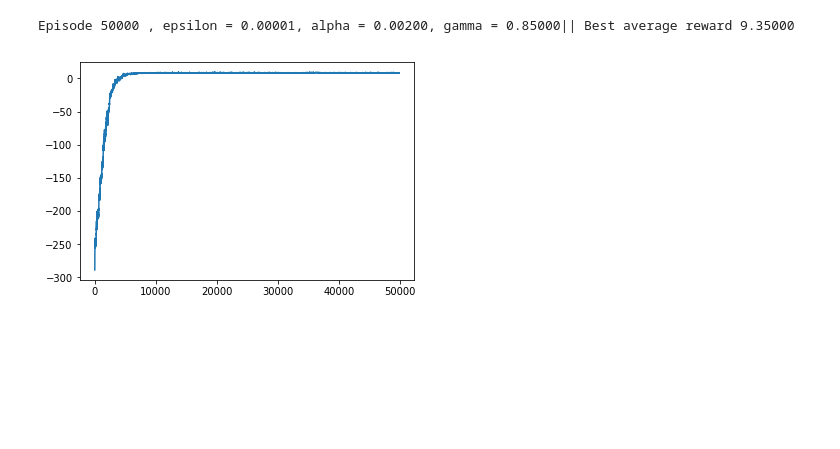
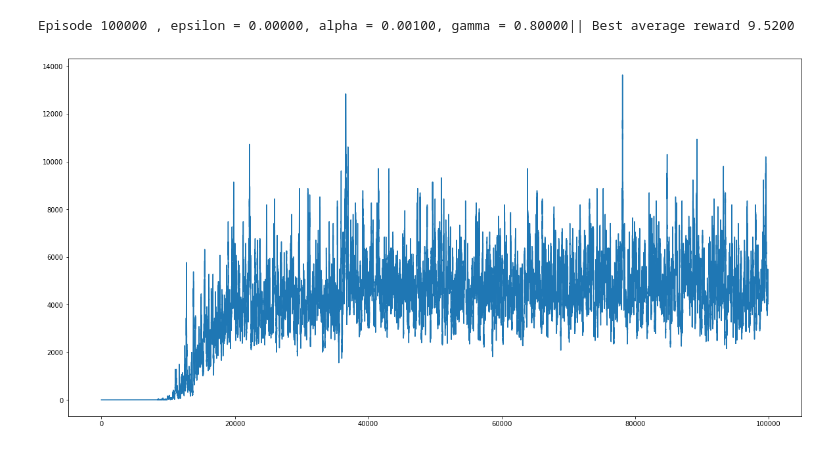
Before and after one commit to yuantop/OpenAI-Gym-Taxi-v2, a Jupyter notebook: Taxi-v2.ipynb, the cells around one changed output. Cells and saved outputs as stored; diff of their text form; code cells hidden in the pictures; blank space fills up the shorter version.

Commit message:
Try different hyperparameters' value(Best average reward=9.52)

```diff
--- a/Taxi-v2.ipynb
+++ b/Taxi-v2.ipynb
@@ -4,7 +4,7 @@ import sys, math, random
 import numpy as np
 import gym
 # %%
-def interact(env, agent, num_episodes=50000, window=100):
+def interact(env, agent, num_episodes=100000, window=100):
     avg_rewards = list()
     best_avg_reward = -math.inf
     samp_rewards = deque(maxlen=window)
@@ -38,7 +38,7 @@ def interact(env, agent, num_episodes=50000, window=100):
     return avg_rewards, best_avg_reward
 # %%
 class Agent:
-    def __init__(self, nA=6, eps_range=[1e-3, 1e-5], alpha_range=[2e-2, 2e-3], gamma_range=[0.99, 0.85], decay_steps=20000):
+    def __init__(self, nA=6, eps_range=[1e-3, 1e-6], alpha_range=[1e-2, 1e-3], gamma_range=[0.99, 0.8], decay_steps=20000):
         self.nA = nA
         self.Q = defaultdict(lambda: np.zeros(self.nA))
         self.decay_steps = decay_steps
@@ -53,9 +53,7 @@ class Agent:
         if random.uniform(0, 1) > self.epsilon:
             return qmax_index
         else:
-            others = [i for i in range(self.nA)]
-            _ = others.pop(qmax_index)
-            return random.choice(others)
+            return random.randrange(self.nA)
     def step(self, state, action, reward, next_state, done):
         new_value = (1 - self.alpha) * self.Q[state][action] + \
             self.alpha * (reward + self.gamma * np.max(self.Q[next_state]))
@@ -65,11 +63,12 @@ env = gym.make('Taxi-v2')
 agent = Agent()
 avg_rewards, best_avg_reward = interact(env, agent)
 # %% [output]
-Episode 50000 , epsilon = 0.00001, alpha = 0.00200, gamma = 0.85000|| Best average reward 9.35000
+Episode 100000 , epsilon = 0.00000, alpha = 0.00100, gamma = 0.80000|| Best average reward 9.5200
 # %%
 import matplotlib.pyplot as plt
 %matplotlib inline
-plt.plot(avg_rewards)
+plt.figure(figsize=(20,10))
+plt.plot(np.exp(avg_rewards))
 plt.show()
 # %% [output]
-[figure, old version]
+[figure, new version]
```
